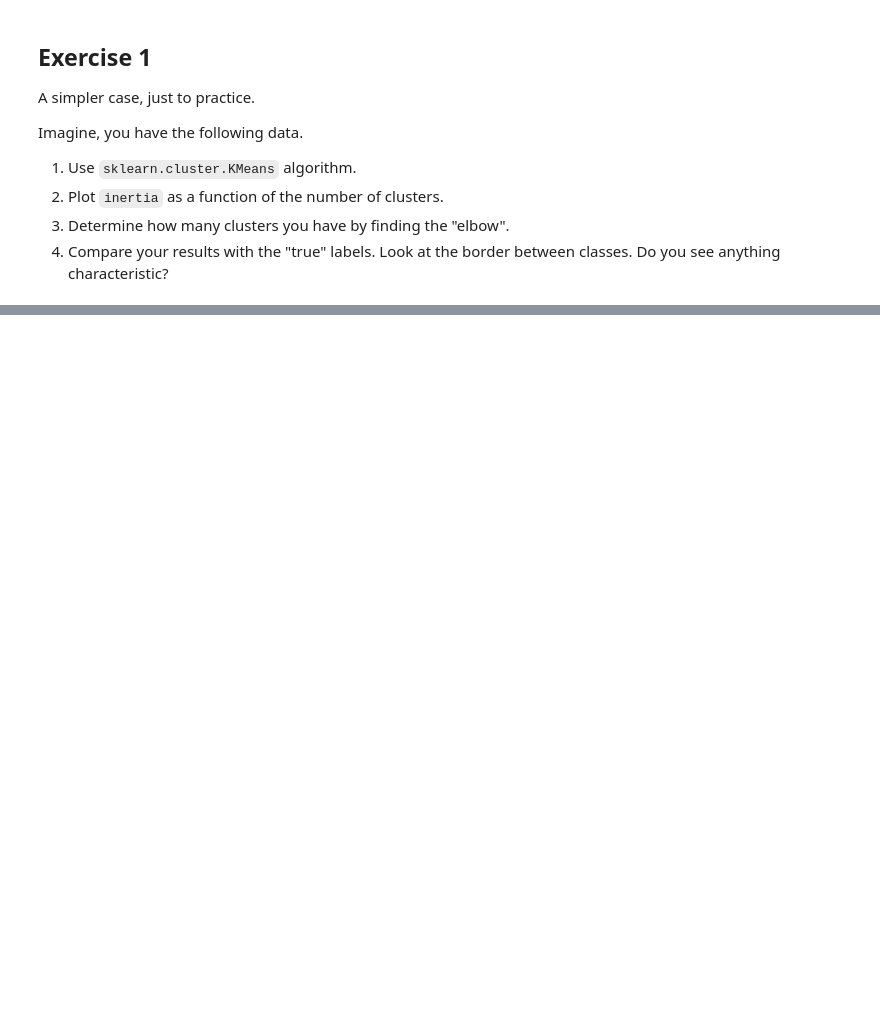
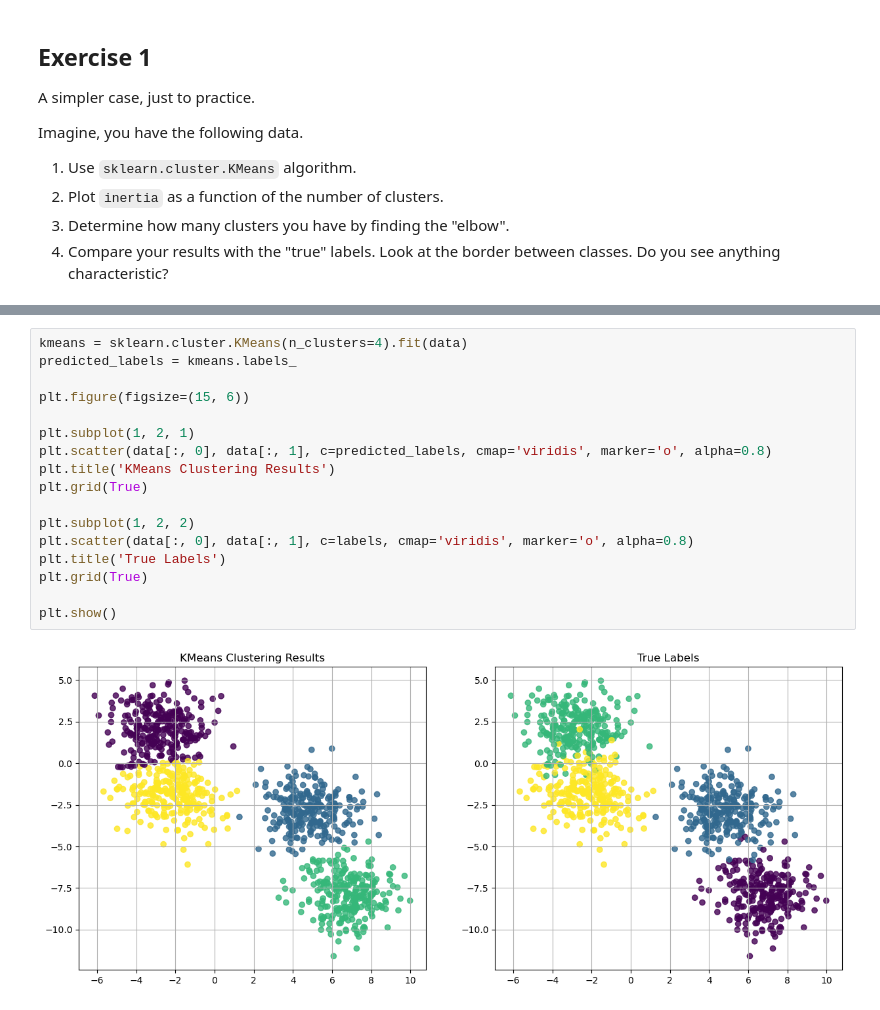
Before and after one commit to logger421/ExplainableAI, a Jupyter notebook: XG325_lecture03/XG325_lecture03_exercise1.ipynb, the cells around one changed output, grey strips where cells are left out. Saved outputs shown, nothing was run; the diff lists cells and outputs as text; blank space fills up the shorter version.

```diff
--- a/XG325_lecture03/XG325_lecture03_exercise1.ipynb
+++ b/XG325_lecture03/XG325_lecture03_exercise1.ipynb
@@ -123,0 +150,19 @@ plt.grid(); plt.show()
+# %%
+kmeans = sklearn.cluster.KMeans(n_clusters=4).fit(data)
+predicted_labels = kmeans.labels_
+
+plt.figure(figsize=(15, 6))
+
+plt.subplot(1, 2, 1)
+plt.scatter(data[:, 0], data[:, 1], c=predicted_labels, cmap='viridis', marker='o', alpha=0.8)
+plt.title('KMeans Clustering Results')
+plt.grid(True)
+
+plt.subplot(1, 2, 2)
+plt.scatter(data[:, 0], data[:, 1], c=labels, cmap='viridis', marker='o', alpha=0.8)
+plt.title('True Labels')
+plt.grid(True)
+
+plt.show()
+# %% [output]
+[figure, added]
```
Also changed, not shown: parts of 8 cells of this notebook, 2 other files.
